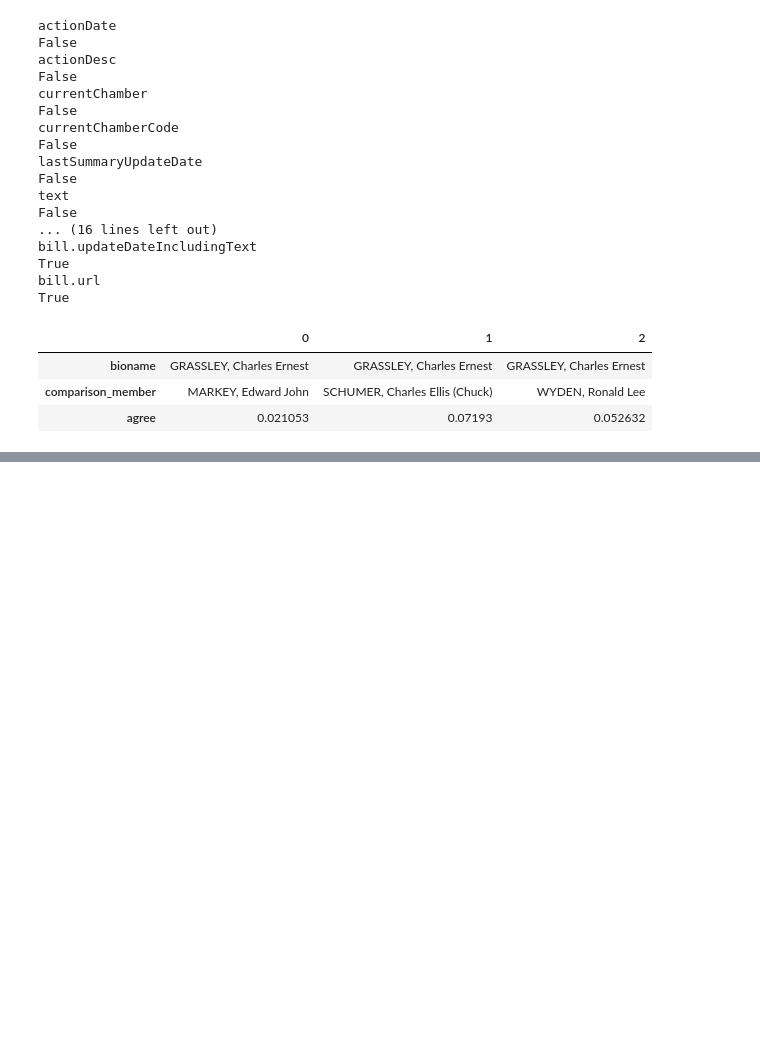
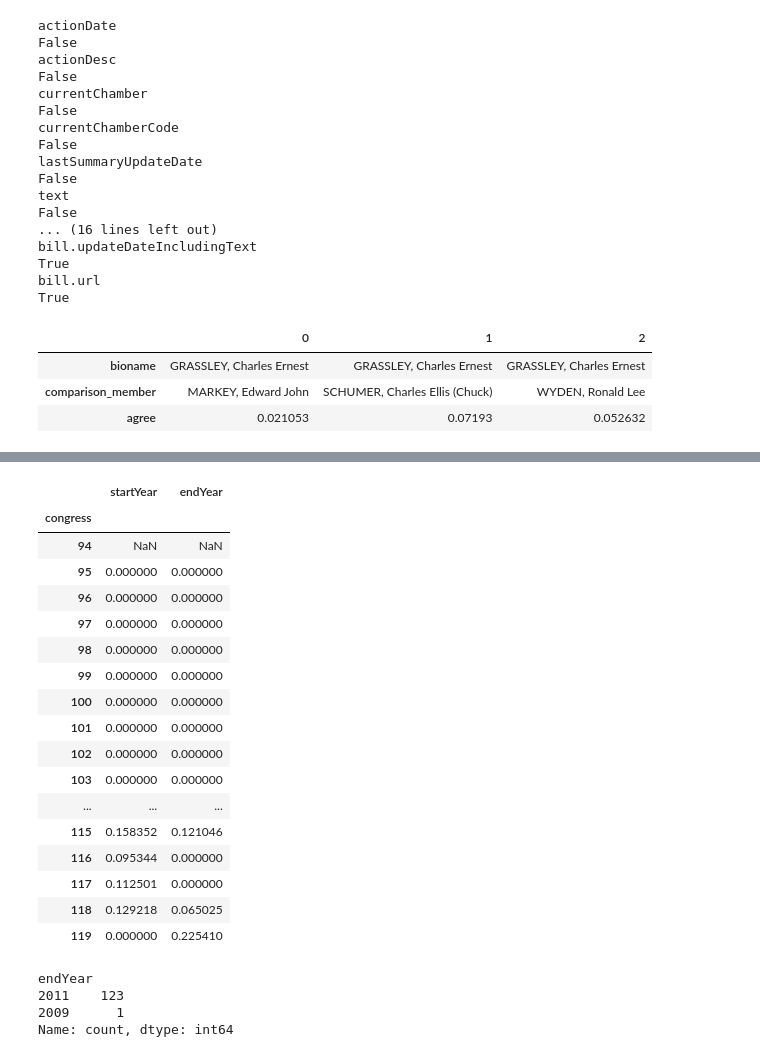
Before and after one commit to CastelAndres/DS6600Project, a Jupyter notebook: notebooks/schema.ipynb, the cells around one changed output, grey strips where cells are left out. Drawn from its saved outputs; the diff is of its cells as text; code cells hidden in the pictures; blank space fills up the shorter version.

```diff
--- a/notebooks/schema.ipynb
+++ b/notebooks/schema.ipynb
@@ -268,0 +360,29 @@ vote_compare.to_csv('../data/thirdNF/vote_compare.csv', index=False)
+# %%
+terms.groupby('congress').agg({'startYear': 'std', 'endYear': 'std'})
+# pd.crosstab(terms['congress'], terms['startYear'])
+# %% [output]
+|  | startYear | endYear |
+| congress |  |  |
+| 94 | NaN | NaN |
+| 95 | 0.000000 | 0.000000 |
+| 96 | 0.000000 | 0.000000 |
+| 97 | 0.000000 | 0.000000 |
+| 98 | 0.000000 | 0.000000 |
+| 99 | 0.000000 | 0.000000 |
+| 100 | 0.000000 | 0.000000 |
+| 101 | 0.000000 | 0.000000 |
+| 102 | 0.000000 | 0.000000 |
+| 103 | 0.000000 | 0.000000 |
+| ... | ... | ... |
+| 115 | 0.158352 | 0.121046 |
+| 116 | 0.095344 | 0.000000 |
+| 117 | 0.112501 | 0.000000 |
+| 118 | 0.129218 | 0.065025 |
+| 119 | 0.000000 | 0.225410 |
+# %%
+terms.query('congress == 111')['endYear'].value_counts()
+# %% [output]
+endYear
+2011    123
+2009      1
+Name: count, dtype: int64
```
Also changed, not shown: parts of 21 cells of this notebook, 2 other files.
